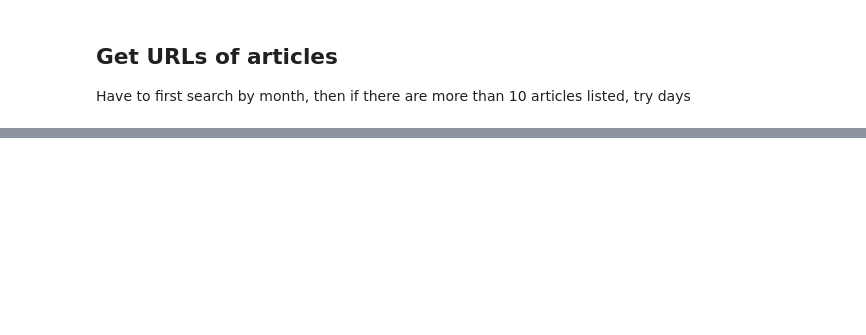
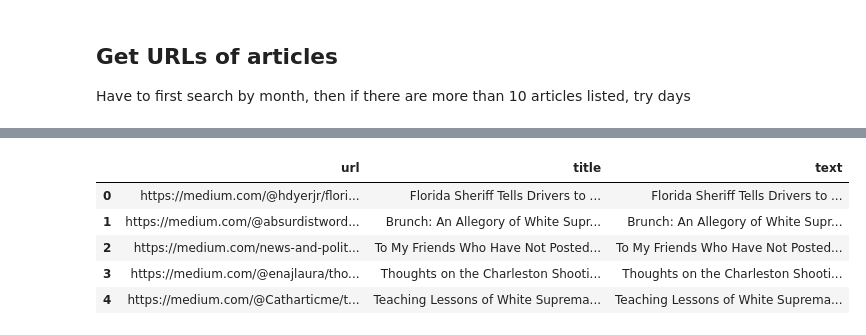
Before and after one commit to michaelmilleryoder/white_supremacist_lang, a Jupyter notebook: jupyter/scrape_medium.ipynb, the cells around one changed output, grey strips where cells are left out. Cells and saved outputs as stored; diff of their text form; code cells hidden in the pictures; blank space fills up the shorter version.

```diff
--- a/jupyter/scrape_medium.ipynb
+++ b/jupyter/scrape_medium.ipynb
@@ -76,0 +121,10 @@ title
+# %%
+pd.set_option('display.max_colwidth', None)
+articles.head()
+# %% [output]
+|  | url | title | text |
+| 0 | https://medium.com/@hdyerjr/flori... | Florida Sheriff Tells Drivers to ... | Florida Sheriff Tells Drivers to ... |
+| 1 | https://medium.com/@absurdistword... | Brunch: An Allegory of White Supr... | Brunch: An Allegory of White Supr... |
+| 2 | https://medium.com/news-and-polit... | To My Friends Who Have Not Posted... | To My Friends Who Have Not Posted... |
+| 3 | https://medium.com/@enajlaura/tho... | Thoughts on the Charleston Shooti... | Thoughts on the Charleston Shooti... |
+| 4 | https://medium.com/@Catharticme/t... | Teaching Lessons of White Suprema... | Teaching Lessons of White Suprema... |
```
Also changed, not shown: parts of 16 cells of this notebook, 5 other files.
